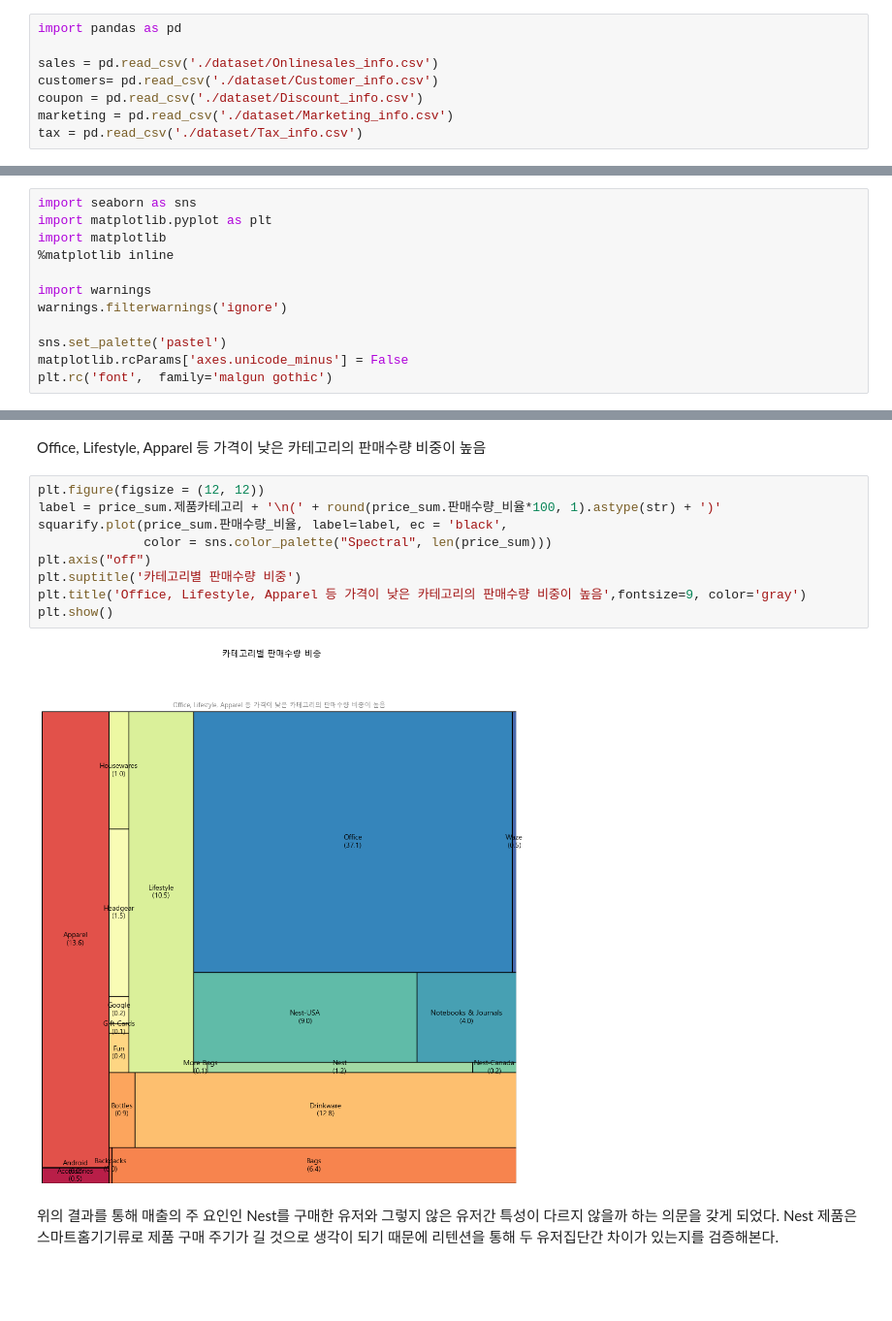
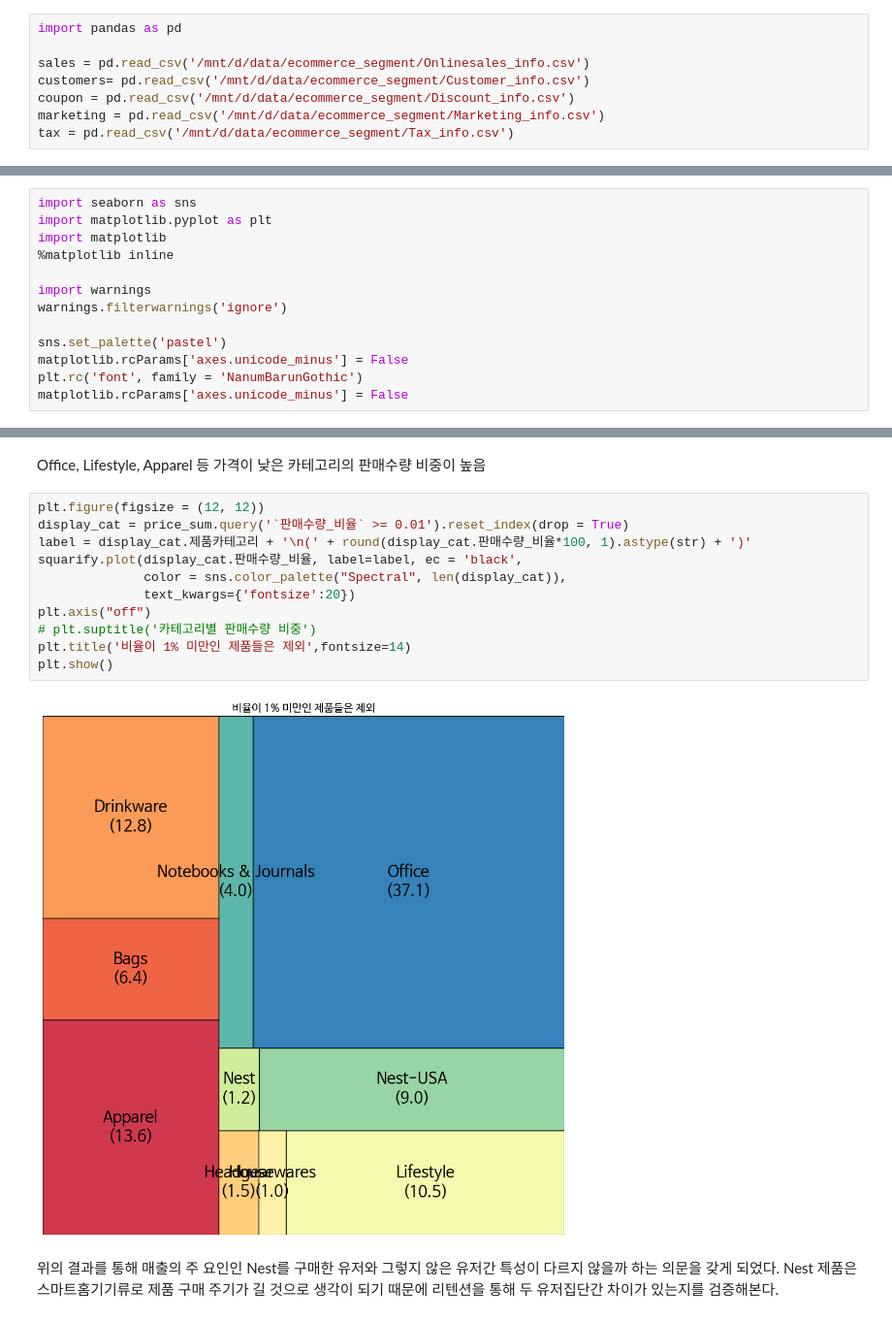
Before and after one commit to kimjaehyeonC/Dacon_customer_segment_analytics, a Jupyter notebook: ecommerce_finish.ipynb, the cells around one changed output, grey strips where cells are left out. Shown at 97% size. Drawn from its saved outputs; the diff is of its cells as text; blank space fills up the shorter version.

```diff
--- a/ecommerce_finish.ipynb
+++ b/ecommerce_finish.ipynb
@@ -8,11 +8,11 @@
 # %%
 import pandas as pd
 
-sales = pd.read_csv('./dataset/Onlinesales_info.csv')
-customers= pd.read_csv('./dataset/Customer_info.csv')
-coupon = pd.read_csv('./dataset/Discount_info.csv')
-marketing = pd.read_csv('./dataset/Marketing_info.csv')
-tax = pd.read_csv('./dataset/Tax_info.csv')
+sales = pd.read_csv('/mnt/d/data/ecommerce_segment/Onlinesales_info.csv')
+customers= pd.read_csv('/mnt/d/data/ecommerce_segment/Customer_info.csv')
+coupon = pd.read_csv('/mnt/d/data/ecommerce_segment/Discount_info.csv')
+marketing = pd.read_csv('/mnt/d/data/ecommerce_segment/Marketing_info.csv')
+tax = pd.read_csv('/mnt/d/data/ecommerce_segment/Tax_info.csv')
 # %% [markdown]
 ## 3. Data Check & Cleaning
 데이콘 제공데이터로, Null값이 존재하지 않고 sales 및 customer data 간 key id list가 일치한다.
@@ -143,7 +143,8 @@ warnings.filterwarnings('ignore')
 
 sns.set_palette('pastel')
 matplotlib.rcParams['axes.unicode_minus'] = False
-plt.rc('font',  family='malgun gothic')
+plt.rc('font', family = 'NanumBarunGothic')
+matplotlib.rcParams['axes.unicode_minus'] = False
 # %% [markdown]
 ### 1. Sales 데이터 확인
 # %% [markdown]
@@ -275,15 +290,17 @@ plt.show()
 Office, Lifestyle, Apparel 등 가격이 낮은 카테고리의 판매수량 비중이 높음
 # %%
 plt.figure(figsize = (12, 12))
-label = price_sum.제품카테고리 + '\n(' + round(price_sum.판매수량_비율*100, 1).astype(str) + ')'
-squarify.plot(price_sum.판매수량_비율, label=label, ec = 'black',
-              color = sns.color_palette("Spectral", len(price_sum)))
+display_cat = price_sum.query('`판매수량_비율` >= 0.01').reset_index(drop = True)
+label = display_cat.제품카테고리 + '\n(' + round(display_cat.판매수량_비율*100, 1).astype(str) + ')'
+squarify.plot(display_cat.판매수량_비율, label=label, ec = 'black',
+              color = sns.color_palette("Spectral", len(display_cat)),
+              text_kwargs={'fontsize':20})
 plt.axis("off")
-plt.suptitle('카테고리별 판매수량 비중')
-plt.title('Office, Lifestyle, Apparel 등 가격이 낮은 카테고리의 판매수량 비중이 높음',fontsize=9, color='gray')
+# plt.suptitle('카테고리별 판매수량 비중')
+plt.title('비율이 1% 미만인 제품들은 제외',fontsize=14)
 plt.show()
 # %% [output]
-[figure, old version]
+[figure, new version]
 # %% [markdown]
 위의 결과를 통해 매출의 주 요인인 Nest를 구매한 유저와 그렇지 않은 유저간 특성이 다르지 않을까 하는 의문을 갖게 되었다. Nest 제품은 스마트홈기기류로 제품 구매 주기가 길 것으로 생각이 되기 때문에 리텐션을 통해 두 유저집단간 차이가 있는지를 검증해본다.
 # %%
```
Also changed, not shown: parts of 23 cells of this notebook.
